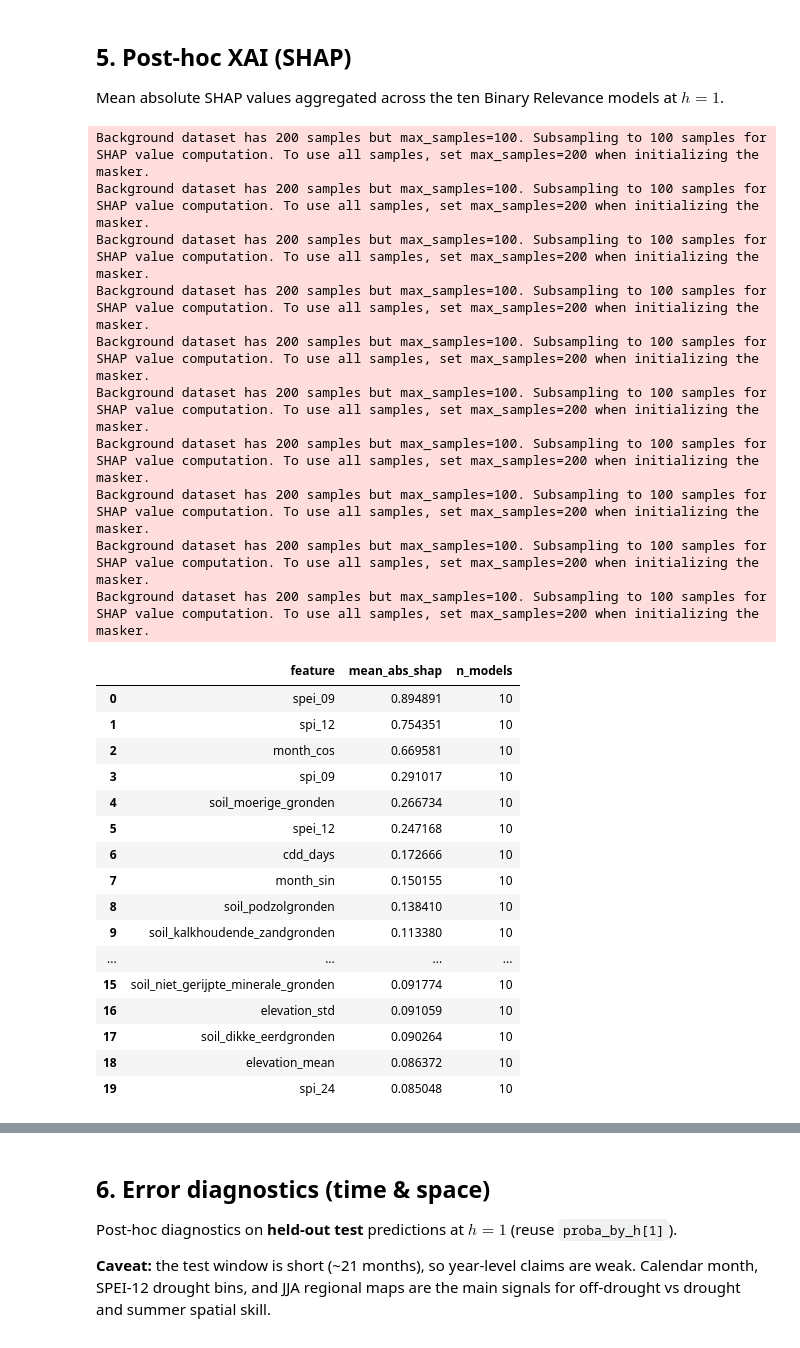
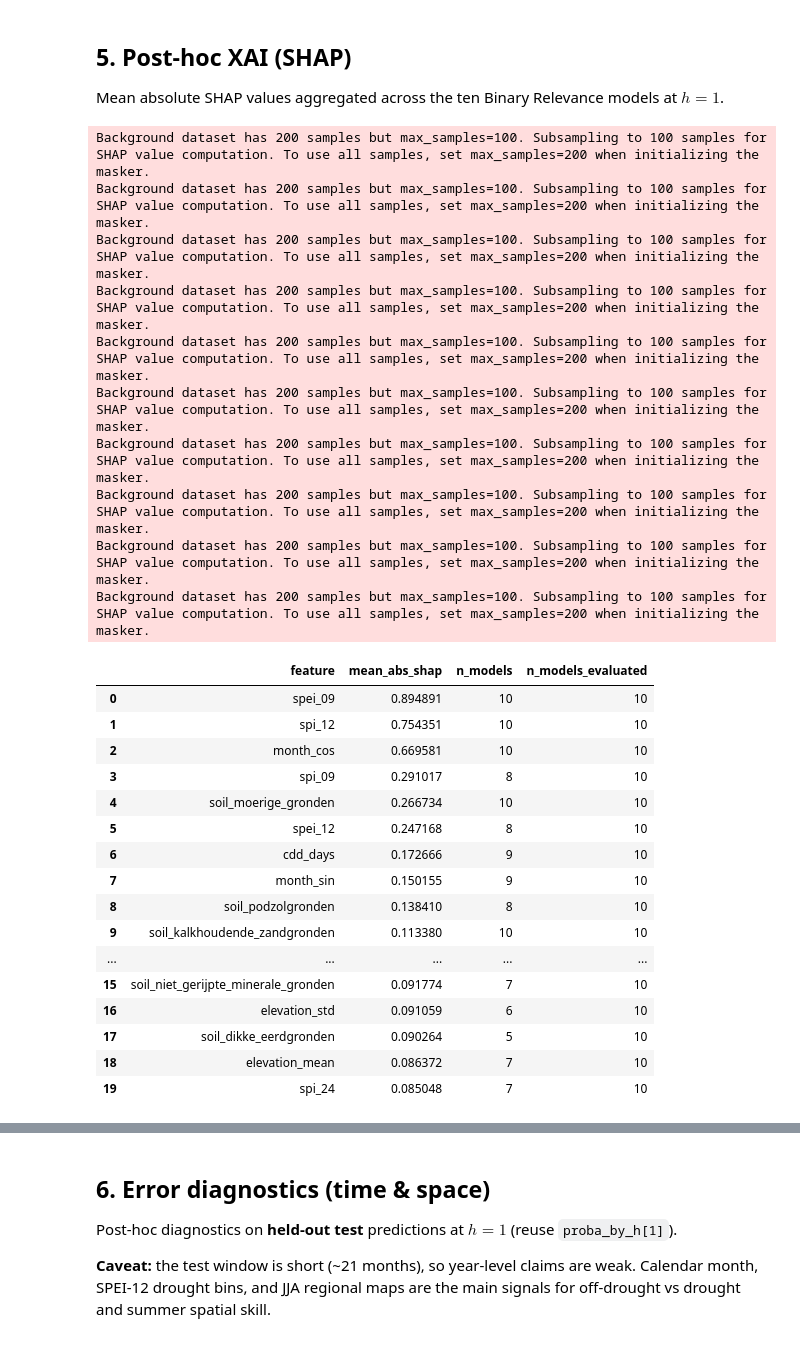
Before and after one commit to vandenHoeven/Impact-Based-Drought-Forecasting-in-the-Netherlands-Using-LLM-Extracted-News-Data, a Jupyter notebook: chapters/09_baseline_forecasting/notebooks/03_automl_nuts3.ipynb, the cells around one changed output, grey strips where cells are left out. Saved outputs shown, nothing was run; the diff lists cells and outputs as text; code cells hidden in the pictures.

Commit message:
final model changes and outputs

```diff
--- a/chapters/09_baseline_forecasting/notebooks/03_automl_nuts3.ipynb
+++ b/chapters/09_baseline_forecasting/notebooks/03_automl_nuts3.ipynb
@@ -84,6 +84,7 @@ FIG_DIR.mkdir(parents=True, exist_ok=True)
 N_TRIALS = 100
 RANDOM_SEED = 42
 PRIMARY_HORIZON = 1
+SHAP_N_MODELS_THRESHOLD = 0.05
 
 print(f"Package: {PACKAGE_ROOT}")
 print(f"Panels:  {OUT_DIR}")
@@ -433,50 +434,51 @@ shap_imp = shap_mean_abs_importance(
     models_h1,
     test,
     best.features,
     model_name=best.model_name,
     max_samples=400,
     max_bg=200,
+    shap_threshold=SHAP_N_MODELS_THRESHOLD,
 )
 shap_imp.to_csv(RESULT_DIR / "shap_importance_h1.csv", index=False)
 display(shap_imp.head(20))
 
 top_n = min(20, len(shap_imp))
 plot_df = shap_imp.head(top_n).iloc[::-1]
 fig, ax = plt.subplots(figsize=(8, max(4, top_n * 0.28)))
 ax.barh(plot_df["feature"], plot_df["mean_abs_shap"], color="#4C72B0")
 ax.set_xlabel("Mean |SHAP| (averaged over classes)")
 ax.set_title(f"Global predictor importance — {best.model_name}, h={PRIMARY_HORIZON}")
 fig.tight_layout()
 fig.savefig(FIG_DIR / "fig_shap_importance_h1.png", dpi=150)
 plt.show()
 # %% [output]
 Background dataset has 200 samples but max_samples=100. Subsampling to 100 samples for SHAP value computation. To use all samples, set max_samples=200 when initializing the masker.
 Background dataset has 200 samples but max_samples=100. Subsampling to 100 samples for SHAP value computation. To use all samples, set max_samples=200 when initializing the masker.
 Background dataset has 200 samples but max_samples=100. Subsampling to 100 samples for SHAP value computation. To use all samples, set max_samples=200 when initializing the masker.
 Background dataset has 200 samples but max_samples=100. Subsampling to 100 samples for SHAP value computation. To use all samples, set max_samples=200 when initializing the masker.
 Background dataset has 200 samples but max_samples=100. Subsampling to 100 samples for SHAP value computation. To use all samples, set max_samples=200 when initializing the masker.
 Background dataset has 200 samples but max_samples=100. Subsampling to 100 samples for SHAP value computation. To use all samples, set max_samples=200 when initializing the masker.
 Background dataset has 200 samples but max_samples=100. Subsampling to 100 samples for SHAP value computation. To use all samples, set max_samples=200 when initializing the masker.
 Background dataset has 200 samples but max_samples=100. Subsampling to 100 samples for SHAP value computation. To use all samples, set max_samples=200 when initializing the masker.
 Background dataset has 200 samples but max_samples=100. Subsampling to 100 samples for SHAP value computation. To use all samples, set max_samples=200 when initializing the masker.
 Background dataset has 200 samples but max_samples=100. Subsampling to 100 samples for SHAP value computation. To use all samples, set max_samples=200 when initializing the masker.
-|  | feature | mean_abs_shap | n_models |
-| 0 | spei_09 | 0.894891 | 10 |
-| 1 | spi_12 | 0.754351 | 10 |
-| 2 | month_cos | 0.669581 | 10 |
-| 3 | spi_09 | 0.291017 | 10 |
-| 4 | soil_moerige_gronden | 0.266734 | 10 |
-| 5 | spei_12 | 0.247168 | 10 |
-| 6 | cdd_days | 0.172666 | 10 |
-| 7 | month_sin | 0.150155 | 10 |
-| 8 | soil_podzolgronden | 0.138410 | 10 |
-| 9 | soil_kalkhoudende_zandgronden | 0.113380 | 10 |
-| ... | ... | ... | ... |
-| 15 | soil_niet_gerijpte_minerale_gronden | 0.091774 | 10 |
-| 16 | elevation_std | 0.091059 | 10 |
-| 17 | soil_dikke_eerdgronden | 0.090264 | 10 |
-| 18 | elevation_mean | 0.086372 | 10 |
-| 19 | spi_24 | 0.085048 | 10 |
+|  | feature | mean_abs_shap | n_models | n_models_evaluated |
+| 0 | spei_09 | 0.894891 | 10 | 10 |
+| 1 | spi_12 | 0.754351 | 10 | 10 |
+| 2 | month_cos | 0.669581 | 10 | 10 |
+| 3 | spi_09 | 0.291017 | 8 | 10 |
+| 4 | soil_moerige_gronden | 0.266734 | 10 | 10 |
+| 5 | spei_12 | 0.247168 | 8 | 10 |
+| 6 | cdd_days | 0.172666 | 9 | 10 |
+| 7 | month_sin | 0.150155 | 9 | 10 |
+| 8 | soil_podzolgronden | 0.138410 | 8 | 10 |
+| 9 | soil_kalkhoudende_zandgronden | 0.113380 | 10 | 10 |
+| ... | ... | ... | ... | ... |
+| 15 | soil_niet_gerijpte_minerale_gronden | 0.091774 | 7 | 10 |
+| 16 | elevation_std | 0.091059 | 6 | 10 |
+| 17 | soil_dikke_eerdgronden | 0.090264 | 5 | 10 |
+| 18 | elevation_mean | 0.086372 | 7 | 10 |
+| 19 | spi_24 | 0.085048 | 7 | 10 |
 [figure]
 # %% [markdown]
 ## 6. Error diagnostics (time & space)
```
Also changed, not shown: parts of 2 cells of this notebook, 18 other files.
